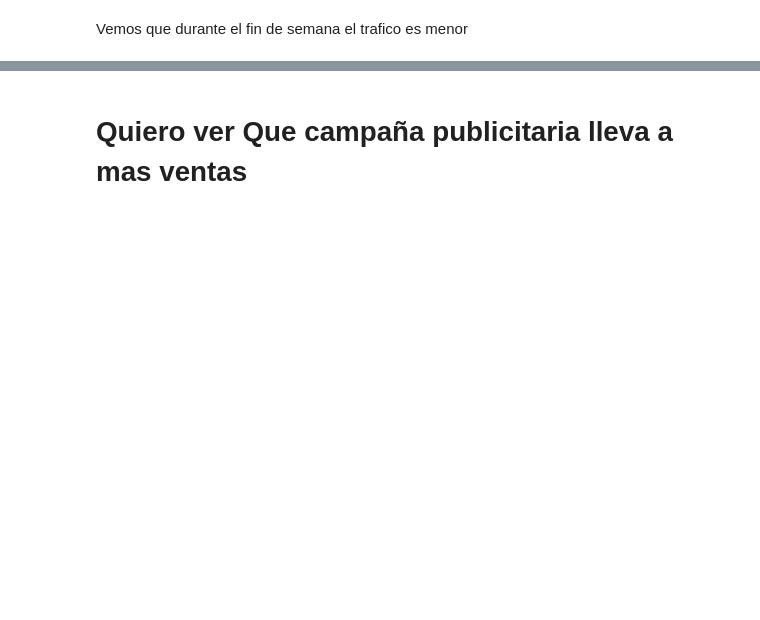
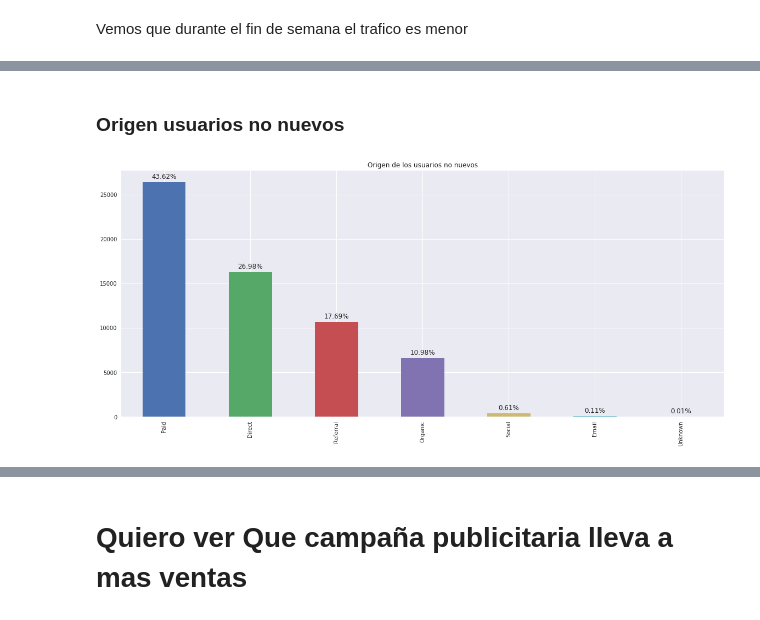
Before and after one commit to AlejandroKler/Datos-TP1, a Jupyter notebook: Analisis-Exploratorio.ipynb, the cells around one changed output, grey strips where cells are left out. Drawn from its saved outputs; the diff is of its cells as text; code cells hidden in the pictures; blank space fills up the shorter version.

```diff
--- a/Analisis-Exploratorio.ipynb
+++ b/Analisis-Exploratorio.ipynb
@@ -172,3 +433,11 @@ Como habiamos visto en el grafico anterior, durante el fin de semana la cantidad
+# %% [markdown]
+### Origen usuarios no nuevos
+# %%
+ax = visitas[visitas['new_vs_returning'] == 'Returning']['channel'].value_counts().plot('bar')
+ax.set_title('Origen de los usuarios no nuevos')
+mostrar_porcentaje_barplot(ax)
+# %% [output]
+[figure, added]
 # %%
 df_indice_en_persona_evento = df.set_index(['person','event'])
 df_indice_en_persona_evento.head(50)
```
Also changed, not shown: parts of 42 cells of this notebook.
